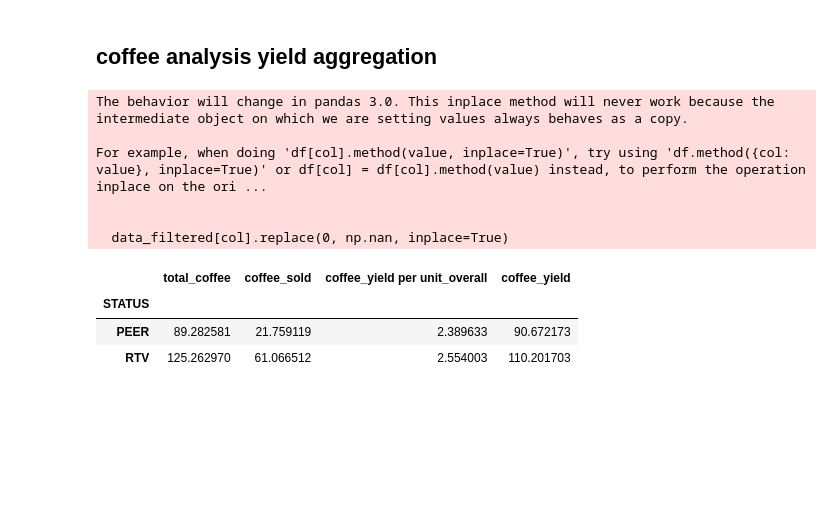
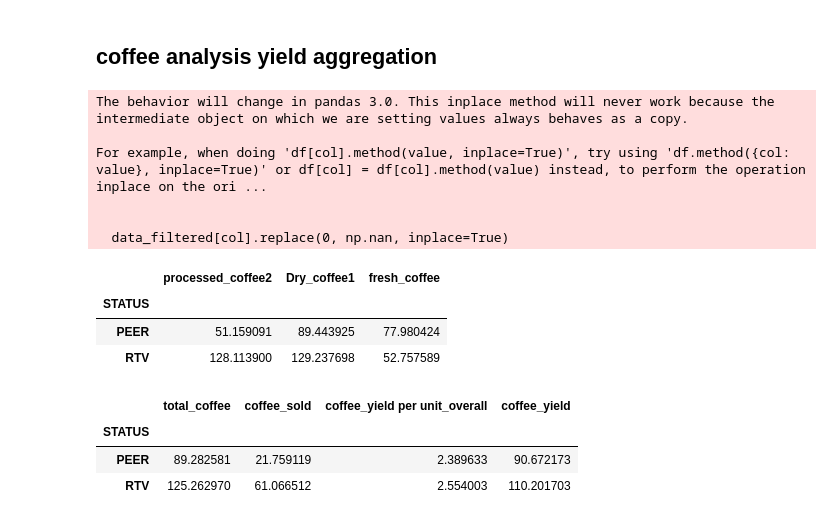
Before and after one commit to edisonmugabi/agric-impact, a Jupyter notebook: Agriculture impact analysis.ipynb, the cells around one changed output. Saved outputs shown, nothing was run; the diff lists cells and outputs as text; code cells hidden in the pictures; blank space fills up the shorter version.

```diff
--- a/Agriculture impact analysis.ipynb
+++ b/Agriculture impact analysis.ipynb
@@ -1223,34 +1223,38 @@ data_filtered['Dry_coffee']=np.where((data_filtered['avg_fresh_coffee_sold']>120
 
 data_filtered['fresh_coffee']=data_filtered['avg_fresh_coffee_sold']
 data_filtered['fresh_coffee']=np.where((data_filtered['avg_fresh_coffee_sold']>120)&(data_filtered['STATUS']=='RTV'),
                                            0,data_filtered['fresh_coffee'])
 
 data_filtered['processed_coffee1']=data_filtered['processed_coffee']
 data_filtered['processed_coffee1']=np.where((data_filtered['processed_coffee']>0)&(data_filtered['processed_coffee']<20)&(data_filtered['STATUS']=='RTV'),
                                            30,data_filtered['processed_coffee'])
 
 
 
 
 
 data_filtered['Dry_coffee1']=data_filtered['Dry_coffee']
 data_filtered['Dry_coffee1']=np.where((data_filtered['processed_coffee']>120)&(data_filtered['STATUS']=='PEER'),
                                            data_filtered['Dry_coffee']+data_filtered['processed_coffee'],data_filtered['Dry_coffee'])
 data_filtered['processed_coffee2']=data_filtered['processed_coffee1']
 data_filtered['processed_coffee2']=np.where((data_filtered['processed_coffee1']>120)&(data_filtered['STATUS']=='PEER'),
                                            0,data_filtered['processed_coffee1'])
 
 columns=['processed_coffee2','Dry_coffee1','fresh_coffee']
 for col in columns:
     data_filtered[col].replace(0, np.nan, inplace=True)
-data_filtered.groupby('STATUS')[['processed_coffee2','Dry_coffee1','fresh_coffee']].mean().to_excel('coffee analysis.xlsx')
+data_filtered.groupby('STATUS')[['processed_coffee2','Dry_coffee1','fresh_coffee']].mean()#.to_excel('coffee analysis.xlsx')
 # %% [output]
 The behavior will change in pandas 3.0. This inplace method will never work because the intermediate object on which we are setting values always behaves as a copy.
 
 For example, when doing 'df[col].method(value, inplace=True)', try using 'df.method({col: value}, inplace=True)' or df[col] = df[col].method(value) instead, to perform the operation inplace on the ori ...
 
 
   data_filtered[col].replace(0, np.nan, inplace=True)
+|  | processed_coffee2 | Dry_coffee1 | fresh_coffee |
+| STATUS |  |  |  |
+| PEER | 51.159091 | 89.443925 | 77.980424 |
+| RTV | 128.113900 | 129.237698 | 52.757589 |
 # %%
 data_filtered['total_coffee']=data_filtered[['processed_coffee2','Dry_coffee1','fresh_coffee']].sum(axis=1,min_count=1)
 data_filtered['total_coffee'].replace(0,np.nan)
```
Also changed, not shown: parts of 13 cells of this notebook.
